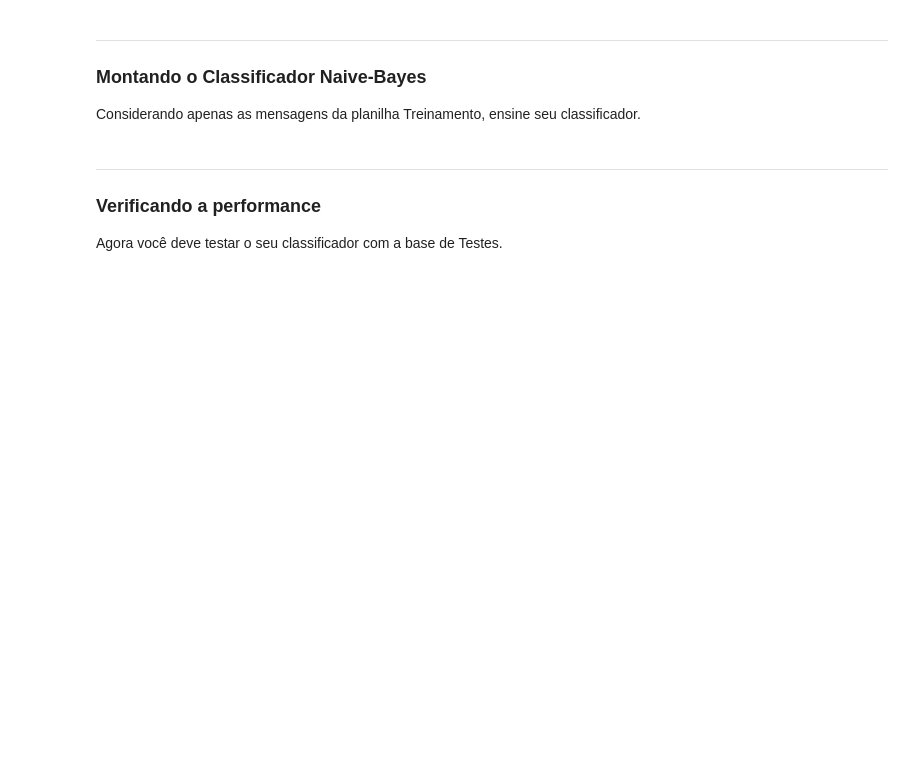
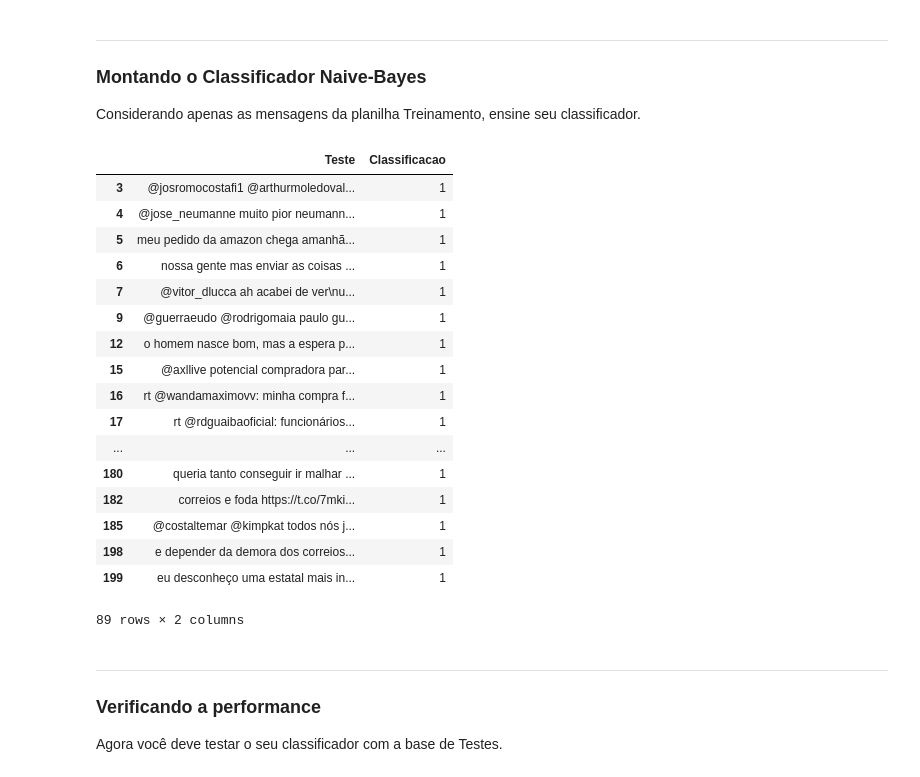
Before and after one commit to Diogonac/Classificador-de-sentimentos-para-Twitter, a Jupyter notebook: Note-1.ipynb, the cells around one changed output. Cells and saved outputs as stored; diff of their text form; code cells hidden in the pictures; blank space fills up the shorter version.

```diff
--- a/Note-1.ipynb
+++ b/Note-1.ipynb
@@ -168,22 +164,42 @@ def conta_palavra(texto, dic):
 # %%
 #cria database setarada de relevantes e irrelevantes
 dfrev = TESTE.loc[TESTE["Classificacao"]==1]
 serirev=pd.Series(dfrev["Teste"])
 dfnorev = TESTE.loc[TESTE["Classificacao"]==0]
 serinorev=pd.Series(dfrev["Teste"])
 #conta a incidencia de cada palavra
 numrev={}
 for T in numrev:
     numrev=conta_palavra(T,probrev)
 numnorev={}
 for T in numnorev:
     numnorev=conta_palavra(T,probrev)
 
 #associa um valor de probabilidade
 probrev={}
 #formato {palavra:valor}
 probnorev={}
 #formato {palavra:valor}
+dfrev
+# %% [output]
+|  | Teste | Classificacao |
+| 3 | @josromocostafi1 @arthurmoledoval... | 1 |
+| 4 | @jose_neumanne muito pior neumann... | 1 |
+| 5 | meu pedido da amazon chega amanhã... | 1 |
+| 6 | nossa gente mas enviar as coisas ... | 1 |
+| 7 | @vitor_dlucca ah acabei de ver\nu... | 1 |
+| 9 | @guerraeudo @rodrigomaia paulo gu... | 1 |
+| 12 | o homem nasce bom, mas a espera p... | 1 |
+| 15 | @axllive potencial compradora par... | 1 |
+| 16 | rt @wandamaximovv: minha compra f... | 1 |
+| 17 | rt @rdguaibaoficial: funcionários... | 1 |
+| ... | ... | ... |
+| 180 | queria tanto conseguir ir malhar ... | 1 |
+| 182 | correios e foda https://t.co/7mki... | 1 |
+| 185 | @costaltemar @kimpkat todos nós j... | 1 |
+| 198 | e depender da demora dos correios... | 1 |
+| 199 | eu desconheço uma estatal mais in... | 1 |
+89 rows × 2 columns
 # %% [markdown]
 ___
 ### Verificando a performance
```
Also changed, not shown: parts of 1 cell of this notebook.
